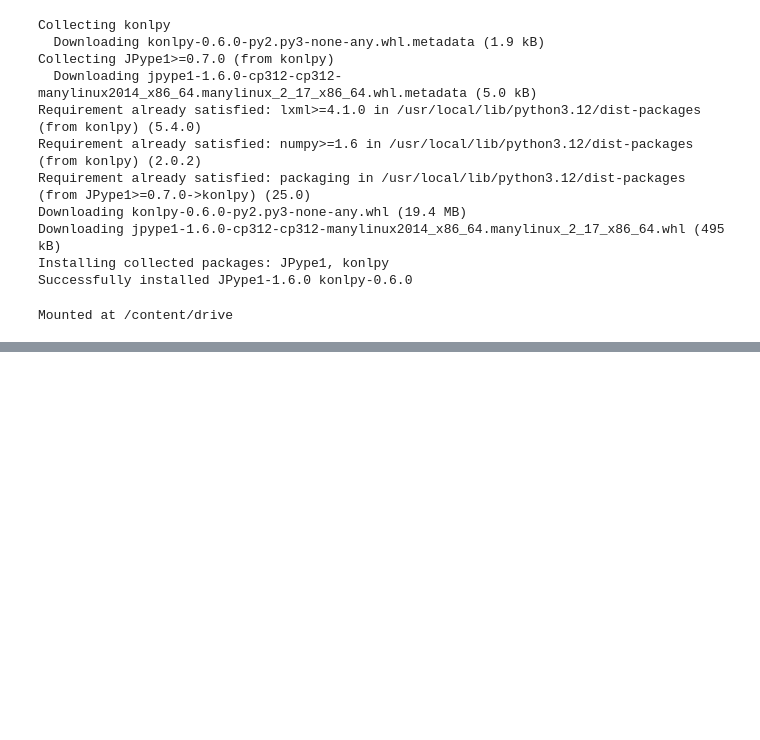
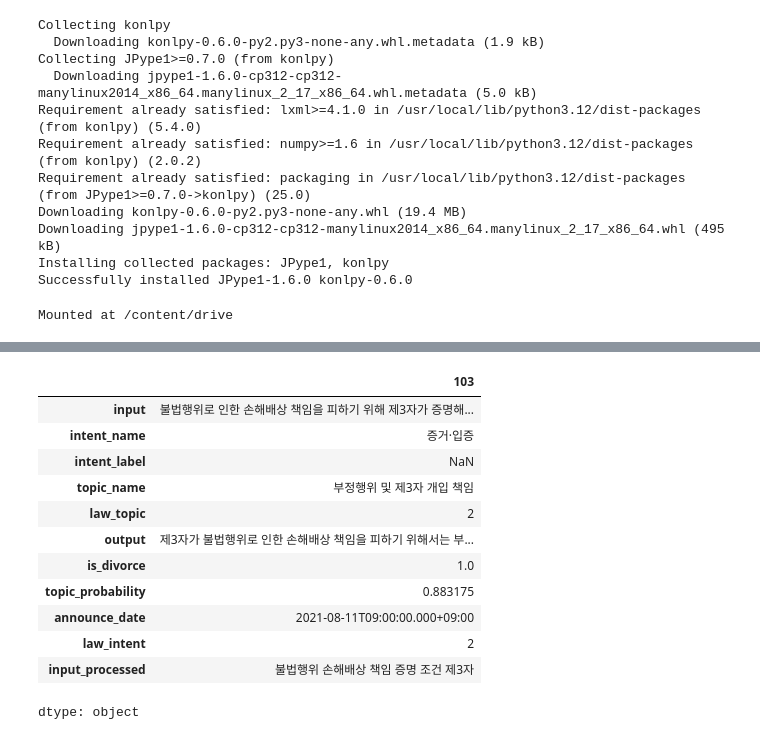
Before and after one commit to jiyouuu/Law_Modeling, a Jupyter notebook: 이혼2_모델링_최종버전.ipynb, the cells around one changed output, grey strips where cells are left out. Saved outputs shown, nothing was run; the diff lists cells and outputs as text; code cells hidden in the pictures; blank space fills up the shorter version.

```diff
--- a/이혼2_모델링_최종버전.ipynb
+++ b/이혼2_모델링_최종버전.ipynb
@@ -165,0 +619,16 @@ for q in examples:
+# %%
+df_clean2.loc[103]
+# %% [output]
+|  | 103 |
+| input | 불법행위로 인한 손해배상 책임을 피하기 위해 제3자가 증명해... |
+| intent_name | 증거·입증 |
+| intent_label | NaN |
+| topic_name | 부정행위 및 제3자 개입 책임 |
+| law_topic | 2 |
+| output | 제3자가 불법행위로 인한 손해배상 책임을 피하기 위해서는 부... |
+| is_divorce | 1.0 |
+| topic_probability | 0.883175 |
+| announce_date | 2021-08-11T09:00:00.000+09:00 |
+| law_intent | 2 |
+| input_processed | 불법행위 손해배상 책임 증명 조건 제3자 |
+dtype: object
```
Also changed, not shown: parts of 20 cells of this notebook.
